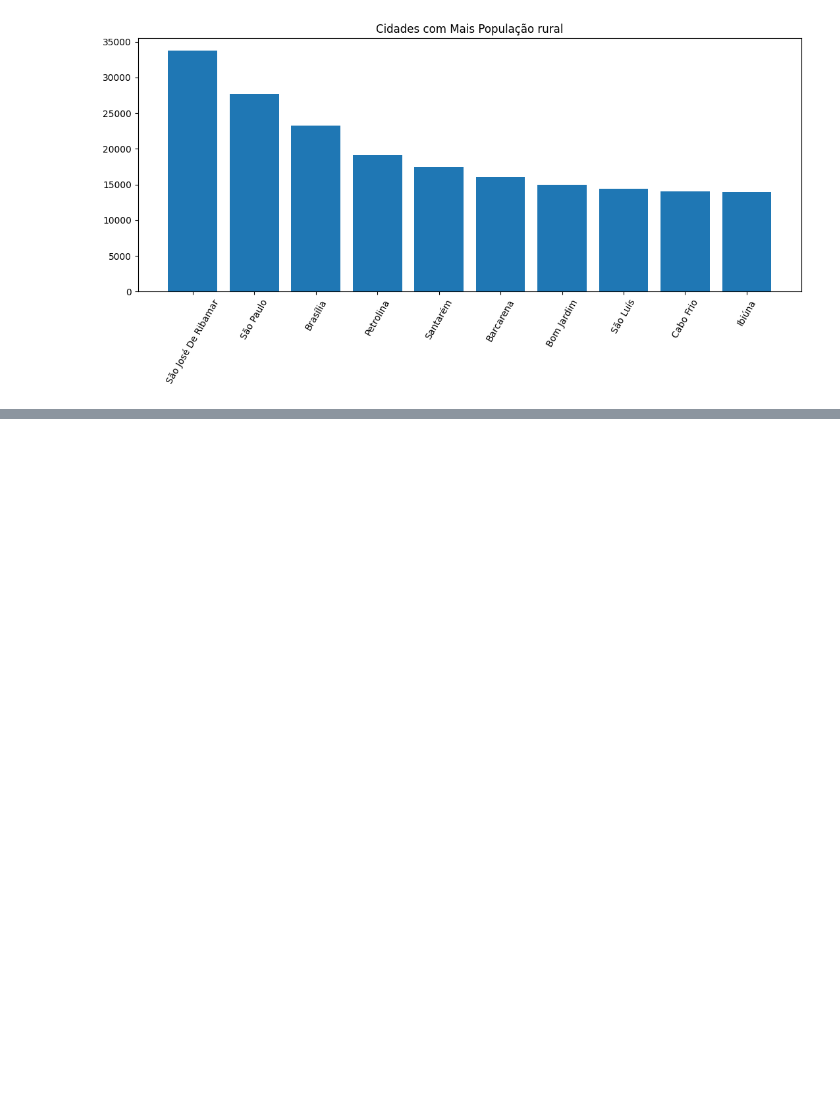
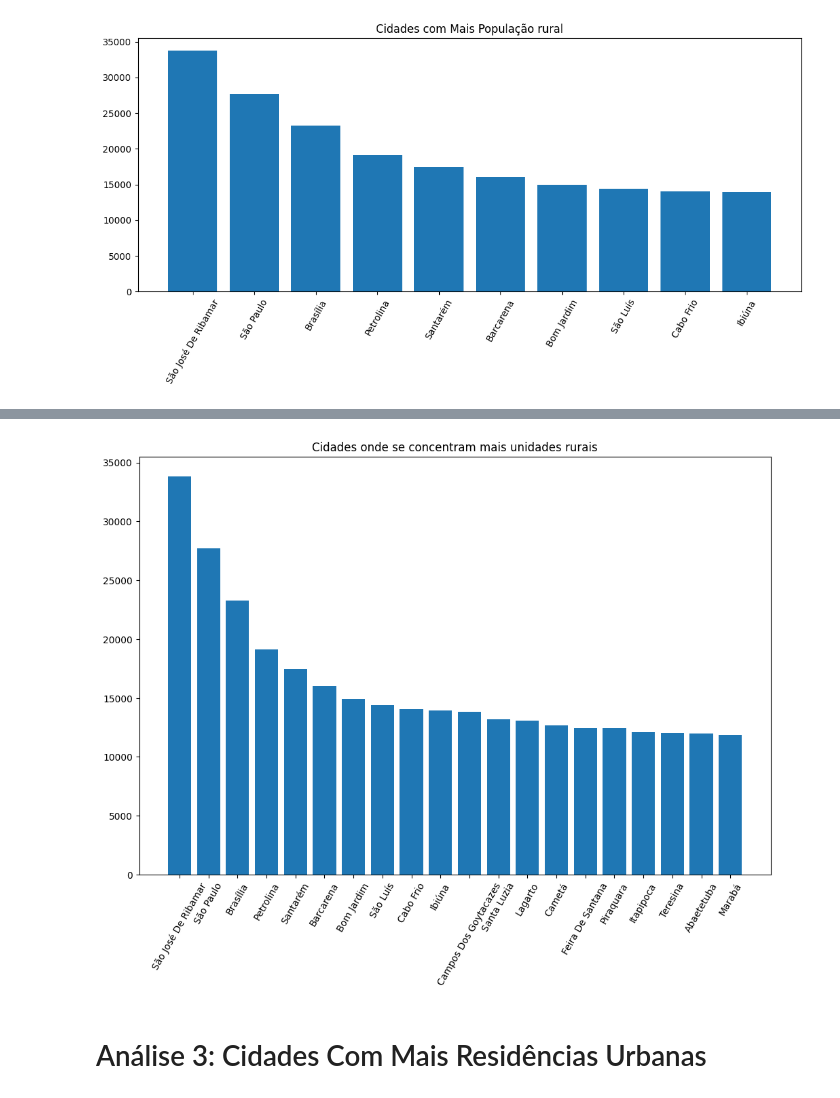
Before and after one commit to OzieleOliveira/Atividade_final_analise_dados-, a Jupyter notebook: Untitled.ipynb, the cells around one changed output, grey strips where cells are left out. Saved outputs shown, nothing was run; the diff lists cells and outputs as text; code cells hidden in the pictures; blank space fills up the shorter version.

```diff
--- a/Untitled.ipynb
+++ b/Untitled.ipynb
@@ -108,0 +329,12 @@ plt.show()
+# %%
+populacao_rural = tabela.groupby('CITY').sum(numeric_only=True).IBGE_DU_RURAL.sort_values(ascending=False).head(20)
+
+plt.bar(populacao_rural.index, populacao_rural.values)
+plt.title('Cidades onde se concentram mais unidades rurais')
+plt.gcf().set_size_inches(12, 8)
+plt.xticks(rotation=60)
+plt.show()
+# %% [output]
+[figure, added]
+# %% [markdown]
+# Análise 3: Cidades Com Mais Residências Urbanas
```
Also changed, not shown: parts of 47 cells of this notebook.
